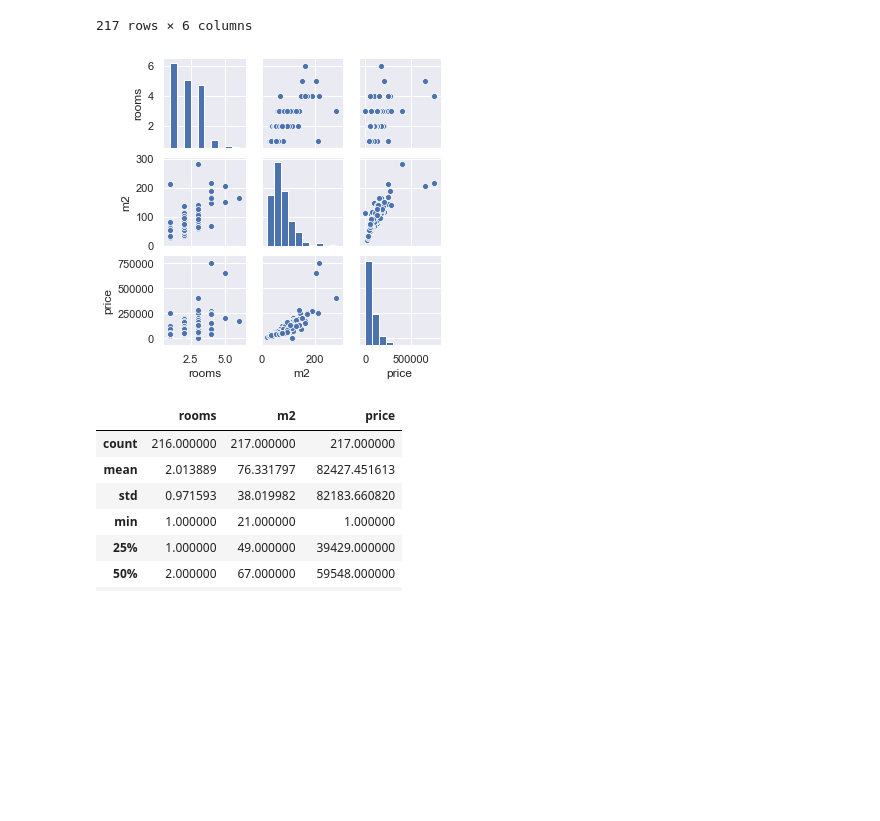
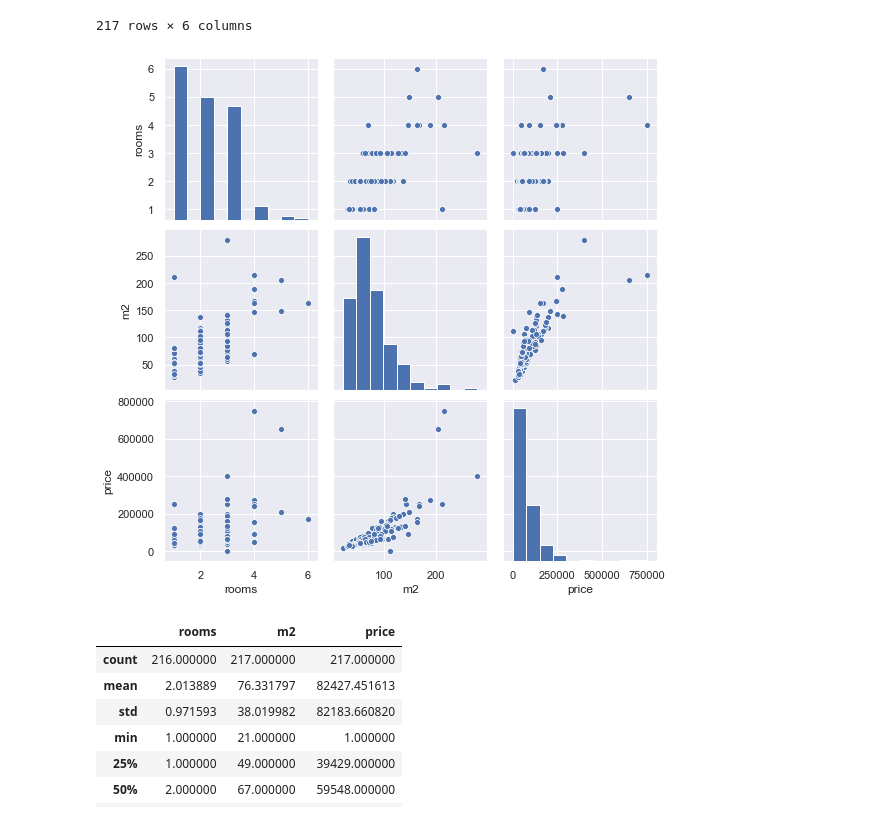
Before and after one commit to katerynakononova/ML, a Jupyter notebook: Python/01 Data Preprocessing - pro.ipynb, the cells around one changed output. Cells and saved outputs as stored; diff of their text form; code cells hidden in the pictures; blank space fills up the shorter version.

```diff
--- a/Python/01 Data Preprocessing - pro.ipynb
+++ b/Python/01 Data Preprocessing - pro.ipynb
@@ -27,11 +27,11 @@ df
 # %%
 # Features distribution
 import seaborn as sns
 sns.set()
-sns.pairplot(df, size = 1.5)
+sns.pairplot(df, size = 2.5)
 plt.show();
 # %% [output]
-[figure, old version]
+[figure, new version]
 # %%
 df.describe()
 # %% [output]
```
Also changed, not shown: parts of 2 cells of this notebook.
